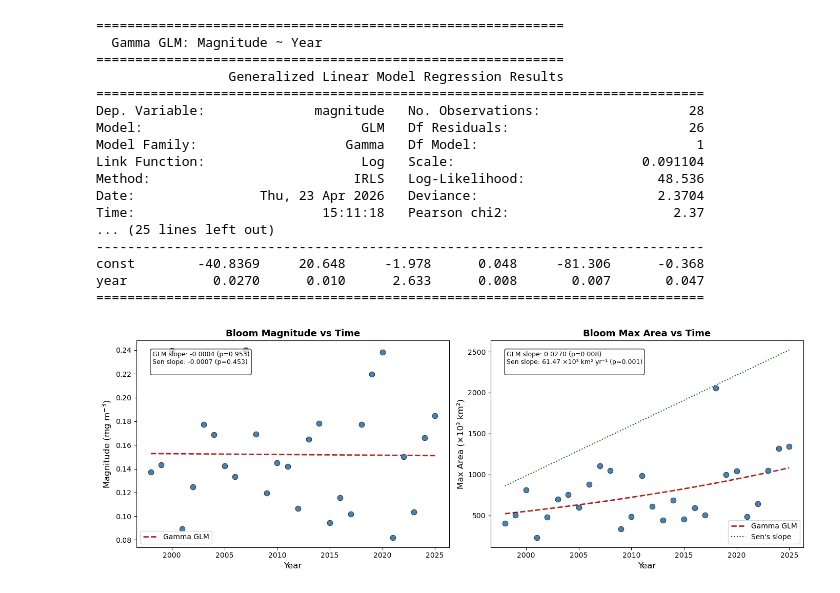
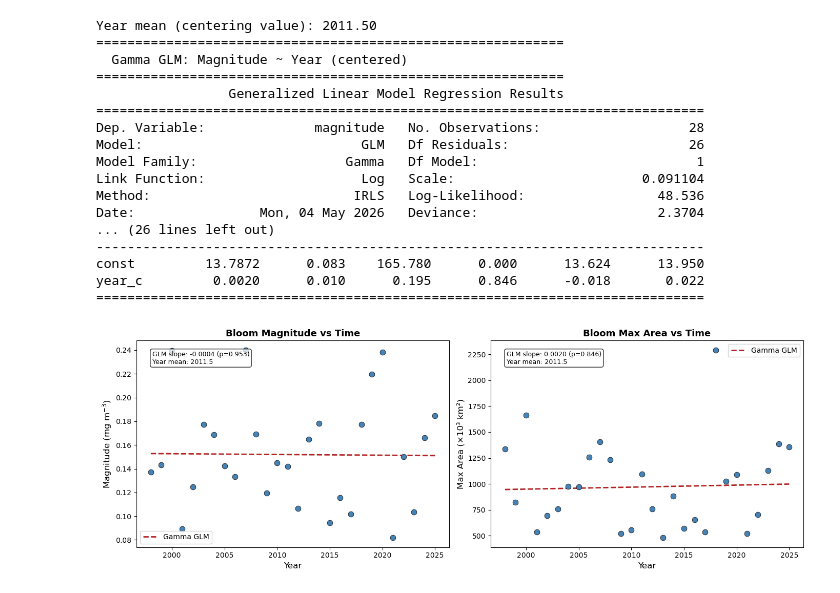
Before and after one commit to jamiesash/climate, a Jupyter notebook: code/pycode/mag_area_regression.ipynb, the cells around one changed output. Drawn from its saved outputs; the diff is of its cells as text; code cells hidden in the pictures.

```diff
--- a/code/pycode/mag_area_regression.ipynb
+++ b/code/pycode/mag_area_regression.ipynb
@@ -130,31 +8,35 @@ import statsmodels.api as sm
 # -- Load data --
 df = pd.read_csv('../../data/summary_statistics/bloom_summary_2p_1mad_20260418.csv')
 df['year'] = pd.to_datetime(df['start']).dt.year
+df['true_are'] = df['max_area_km2'] / (1 - df['cloud_pct'] / 100)
 
-df['true_are'] = df['max_area_km2'] + df['max_area_km2'] * df['cloud_pct']/100
+# -- Center year for numerical stability --
+year_mean = df['year'].mean()
+df['year_c'] = df['year'] - year_mean
+print(f'Year mean (centering value): {year_mean:.2f}')
 
 # ============================================================================
 # Gamma GLM (log link) — primary model
 # ============================================================================
 
 # -- Magnitude --
-X_mag = sm.add_constant(df['year'])
-glm_mag = sm.GLM(df['magnitude'], X_mag, family=sm.families.Gamma(sm.families.links.Log()))
+X_mag = sm.add_constant(df['year_c'])
+glm_mag = sm.GLM(df['magnitude'], X_mag,
+                 family=sm.families.Gamma(sm.families.links.Log()))
 glm_mag_fit = glm_mag.fit()
-
-print('='*60)
-print('  Gamma GLM: Magnitude ~ Year')
-print('='*60)
+print('=' * 60)
+print('  Gamma GLM: Magnitude ~ Year (centered)')
+print('=' * 60)
 print(glm_mag_fit.summary())
 
 # -- Max Area --
-X_area = sm.add_constant(df['year'])
-glm_area = sm.GLM(df['true_are'], X_area, family=sm.families.Gamma(sm.families.links.Log()))
+X_area = sm.add_constant(df['year_c'])
+glm_area = sm.GLM(df['true_are'], X_area,
+                  family=sm.families.Gamma(sm.families.links.Log()))
 glm_area_fit = glm_area.fit()
-
-print(f'\n{"="*60}')
-print('  Gamma GLM: Max Area ~ Year')
-print('='*60)
+print(f'\n{"=" * 60}')
+print('  Gamma GLM: Max Area ~ Year (centered)')
+print('=' * 60)
 print(glm_area_fit.summary())
 
 # ============================================================================
@@ -162,17 +44,17 @@ print(glm_area_fit.summary())
 # ============================================================================
 fig, axs = plt.subplots(1, 2, figsize=(14, 5))
 
-x_pred = np.linspace(df['year'].min(), df['year'].max(), 100)
-X_pred = sm.add_constant(x_pred)
+x_pred_raw = np.linspace(df['year'].min(), df['year'].max(), 100)
+x_pred_c   = x_pred_raw - year_mean
+X_pred     = sm.add_constant(x_pred_c)
 
 # -- Panel 1: Magnitude --
 ax = axs[0]
 ax.scatter(df['year'], df['magnitude'], color='steelblue', edgecolor='black',
            linewidth=0.5, s=60, zorder=3)
 
-# GLM prediction (log link: predict on link scale, then exponentiate)
 y_pred_mag = glm_mag_fit.predict(X_pred)
-ax.plot(x_pred, y_pred_mag, color='firebrick', linewidth=2, linestyle='--',
+ax.plot(x_pred_raw, y_pred_mag, color='firebrick', linewidth=2, linestyle='--',
         label='Gamma GLM')
 
 ax.set_xlabel('Year', fontsize=12)
@@ -180,12 +62,11 @@ ax.set_ylabel('Magnitude (mg m$^{-3}$)', fontsize=12)
 ax.set_title('Bloom Magnitude vs Time', fontsize=13, fontweight='bold')
 ax.legend(fontsize=10)
 
-# GLM stats
-glm_slope_mag = glm_mag_fit.params[1]
-glm_p_mag = glm_mag_fit.pvalues[1]
+glm_slope_mag = glm_mag_fit.params['year_c']
+glm_p_mag     = glm_mag_fit.pvalues['year_c']
 ax.text(0.05, 0.95,
         f'GLM slope: {glm_slope_mag:.4f} (p={glm_p_mag:.3f})\n'
-        f'Sen slope: {slope_mag:.4f} (p={p_mag:.3f})\n',
+        f'Year mean: {year_mean:.1f}',
         transform=ax.transAxes, fontsize=9, va='top',
         bbox=dict(boxstyle='round', facecolor='white', alpha=0.8))
 
@@ -194,45 +75,42 @@ ax = axs[1]
 ax.scatter(df['year'], df['true_are'] / 1e3, color='steelblue', edgecolor='black',
            linewidth=0.5, s=60, zorder=3)
 
 y_pred_area = glm_area_fit.predict(X_pred)
-ax.plot(x_pred, y_pred_area / 1e3, color='firebrick', linewidth=2, linestyle='--',
+ax.plot(x_pred_raw, y_pred_area / 1e3, color='firebrick', linewidth=2, linestyle='--',
         label='Gamma GLM')
-
-ax.plot(x_pred, (intercept_area + slope_area * x_pred) / 1e3, color='darkgreen',
-        linewidth=1.5, linestyle=':', label="Sen's slope")
 
 ax.set_xlabel('Year', fontsize=12)
 ax.set_ylabel('Max Area (×10³ km²)', fontsize=12)
 ax.set_title('Bloom Max Area vs Time', fontsize=13, fontweight='bold')
 ax.legend(fontsize=10)
 
-glm_slope_area = glm_area_fit.params[1]
-glm_p_area = glm_area_fit.pvalues[1]
+glm_slope_area = glm_area_fit.params['year_c']
+glm_p_area     = glm_area_fit.pvalues['year_c']
 ax.text(0.05, 0.95,
         f'GLM slope: {glm_slope_area:.4f} (p={glm_p_area:.3f})\n'
-        f'Sen slope: {slope_area/1e3:.2f} ×10³ km² yr⁻¹ (p={p_area:.3f})\n',
+        f'Year mean: {year_mean:.1f}',
         transform=ax.transAxes, fontsize=9, va='top',
         bbox=dict(boxstyle='round', facecolor='white', alpha=0.8))
 
 plt.tight_layout()
-#plt.savefig('bloom_regression_gamma.png', dpi=300, bbox_inches='tight')
+# plt.savefig('bloom_regression_gamma.png', dpi=300, bbox_inches='tight')
 plt.show()
 # %% [output]
+Year mean (centering value): 2011.50
 ============================================================
-  Gamma GLM: Magnitude ~ Year
+  Gamma GLM: Magnitude ~ Year (centered)
 ============================================================
                  Generalized Linear Model Regression Results
 ==============================================================================
 Dep. Variable:              magnitude   No. Observations:                   28
 Model:                            GLM   Df Residuals:                       26
 Model Family:                   Gamma   Df Model:                            1
 Link Function:                    Log   Scale:                        0.091104
 Method:                          IRLS   Log-Likelihood:                 48.536
-Date:                Thu, 23 Apr 2026   Deviance:                       2.3704
-Time:                        15:11:18   Pearson chi2:                     2.37
-... (25 lines left out)
+Date:                Mon, 04 May 2026   Deviance:                       2.3704
+... (26 lines left out)
 ------------------------------------------------------------------------------
-const        -40.8369     20.648     -1.978      0.048     -81.306      -0.368
-year           0.0270      0.010      2.633      0.008       0.007       0.047
+const         13.7872      0.083    165.780      0.000      13.624      13.950
+year_c         0.0020      0.010      0.195      0.846      -0.018       0.022
 ==============================================================================
-[figure, old version]
+[figure, new version]
```
Also changed, not shown: parts of 3 cells of this notebook, 2 other files.
